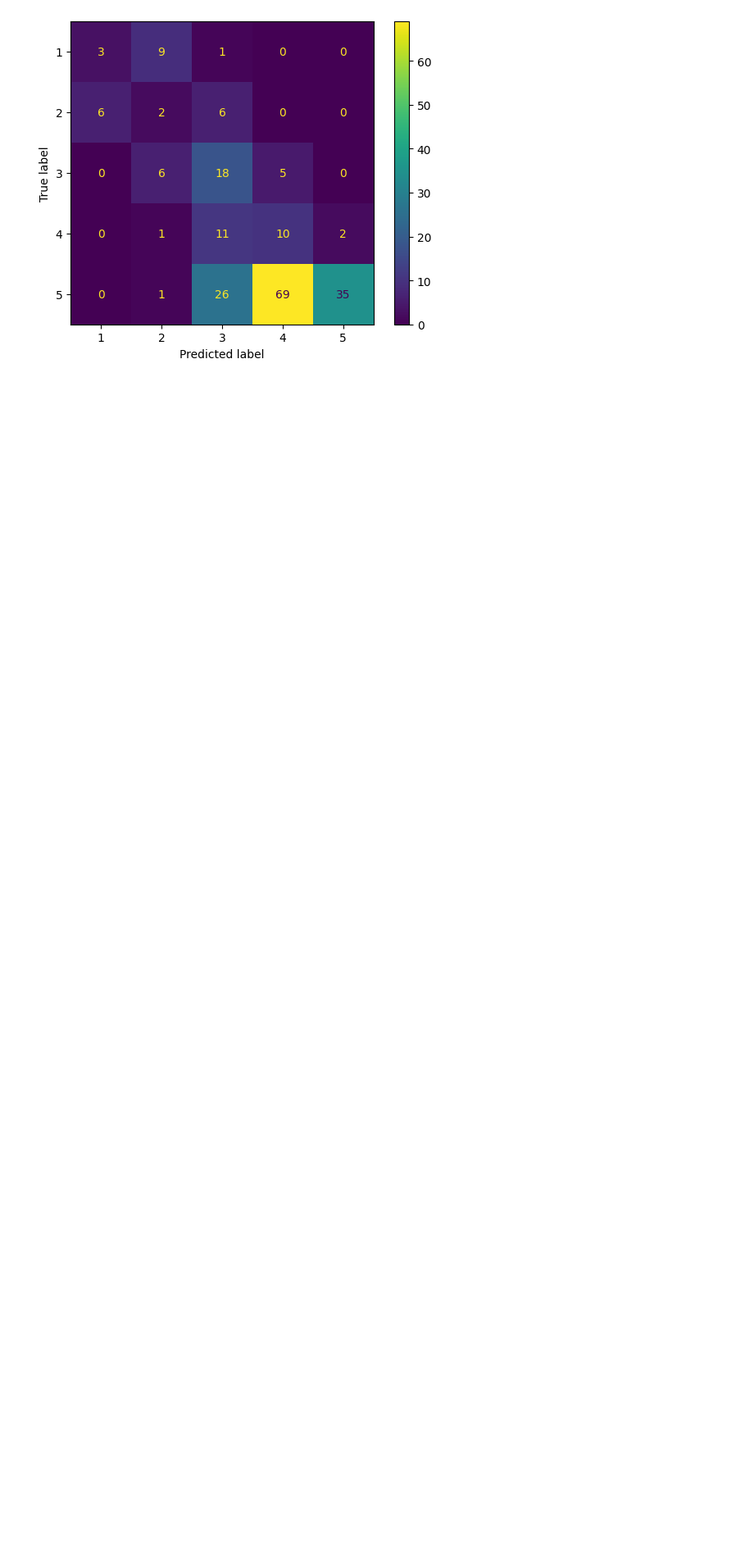
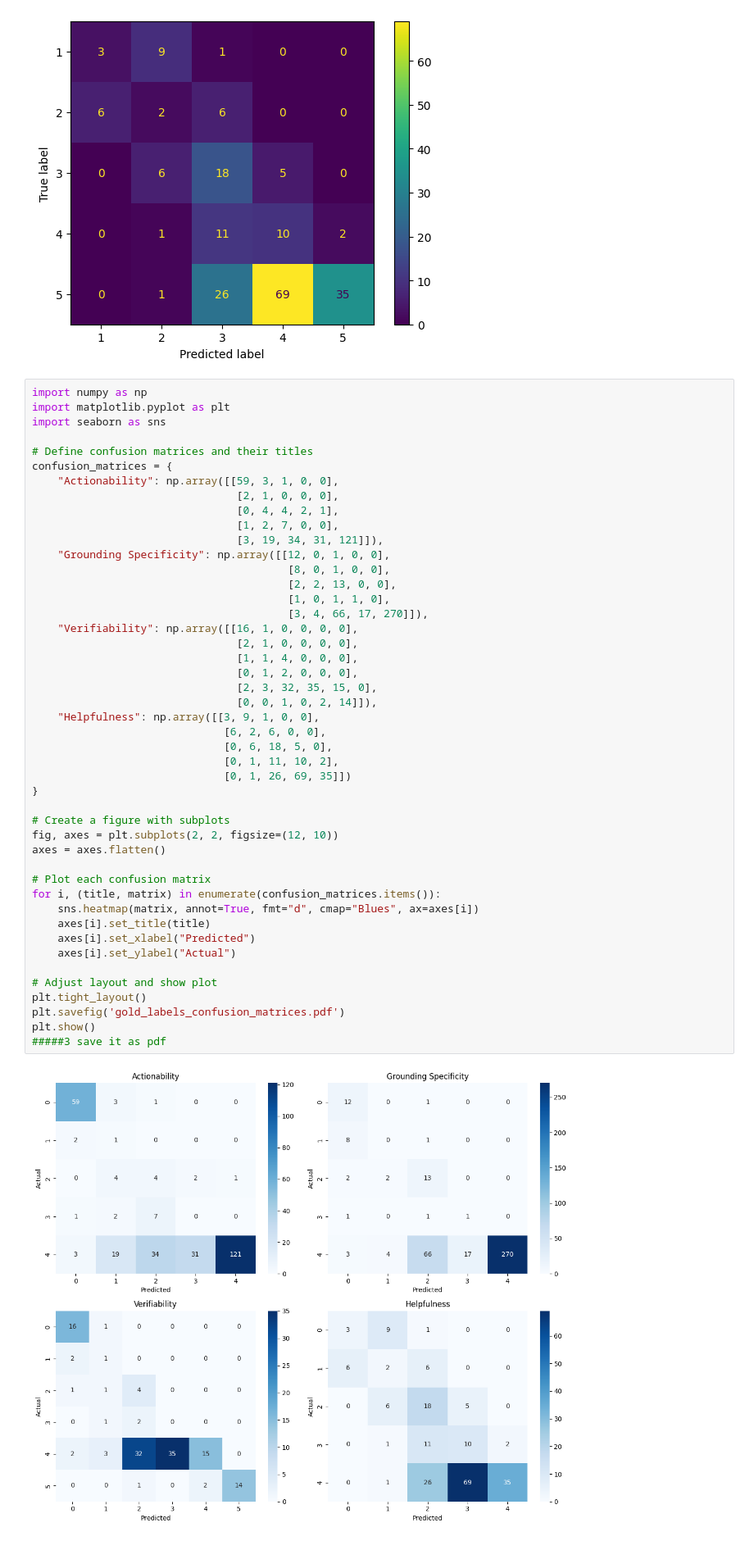
Before and after one commit to bodasadallah/RevUtil, a Jupyter notebook: chatgpt/chatgpt_agreement_scores.ipynb, the cells around one changed output. Shown at 82% size. Cells and saved outputs as stored; diff of their text form; blank space fills up the shorter version.

```diff
--- a/chatgpt/chatgpt_agreement_scores.ipynb
+++ b/chatgpt/chatgpt_agreement_scores.ipynb
@@ -154,3 +154,51 @@ Confusion Matrix for helpfulness definitions_incontext_learning
 [figure]
 [figure]
 [figure]
+# %%
+import numpy as np
+import matplotlib.pyplot as plt
+import seaborn as sns
+
+# Define confusion matrices and their titles
+confusion_matrices = {
+    "Actionability": np.array([[59, 3, 1, 0, 0],
+                                [2, 1, 0, 0, 0],
+                                [0, 4, 4, 2, 1],
+                                [1, 2, 7, 0, 0],
+                                [3, 19, 34, 31, 121]]),
+    "Grounding Specificity": np.array([[12, 0, 1, 0, 0],
+                                        [8, 0, 1, 0, 0],
+                                        [2, 2, 13, 0, 0],
+                                        [1, 0, 1, 1, 0],
+                                        [3, 4, 66, 17, 270]]),
+    "Verifiability": np.array([[16, 1, 0, 0, 0, 0],
+                                [2, 1, 0, 0, 0, 0],
+                                [1, 1, 4, 0, 0, 0],
+                                [0, 1, 2, 0, 0, 0],
+                                [2, 3, 32, 35, 15, 0],
+                                [0, 0, 1, 0, 2, 14]]),
+    "Helpfulness": np.array([[3, 9, 1, 0, 0],
+                              [6, 2, 6, 0, 0],
+                              [0, 6, 18, 5, 0],
+                              [0, 1, 11, 10, 2],
+                              [0, 1, 26, 69, 35]])
+}
+
+# Create a figure with subplots
+fig, axes = plt.subplots(2, 2, figsize=(12, 10))
+axes = axes.flatten()
+
+# Plot each confusion matrix
+for i, (title, matrix) in enumerate(confusion_matrices.items()):
+    sns.heatmap(matrix, annot=True, fmt="d", cmap="Blues", ax=axes[i])
+    axes[i].set_title(title)
+    axes[i].set_xlabel("Predicted")
+    axes[i].set_ylabel("Actual")
+
+# Adjust layout and show plot
+plt.tight_layout()
+plt.savefig('gold_labels_confusion_matrices.pdf')
+plt.show()
+#####3 save it as pdf
+# %% [output]
+[figure, added]
```
Also changed, not shown: 3 other files.
